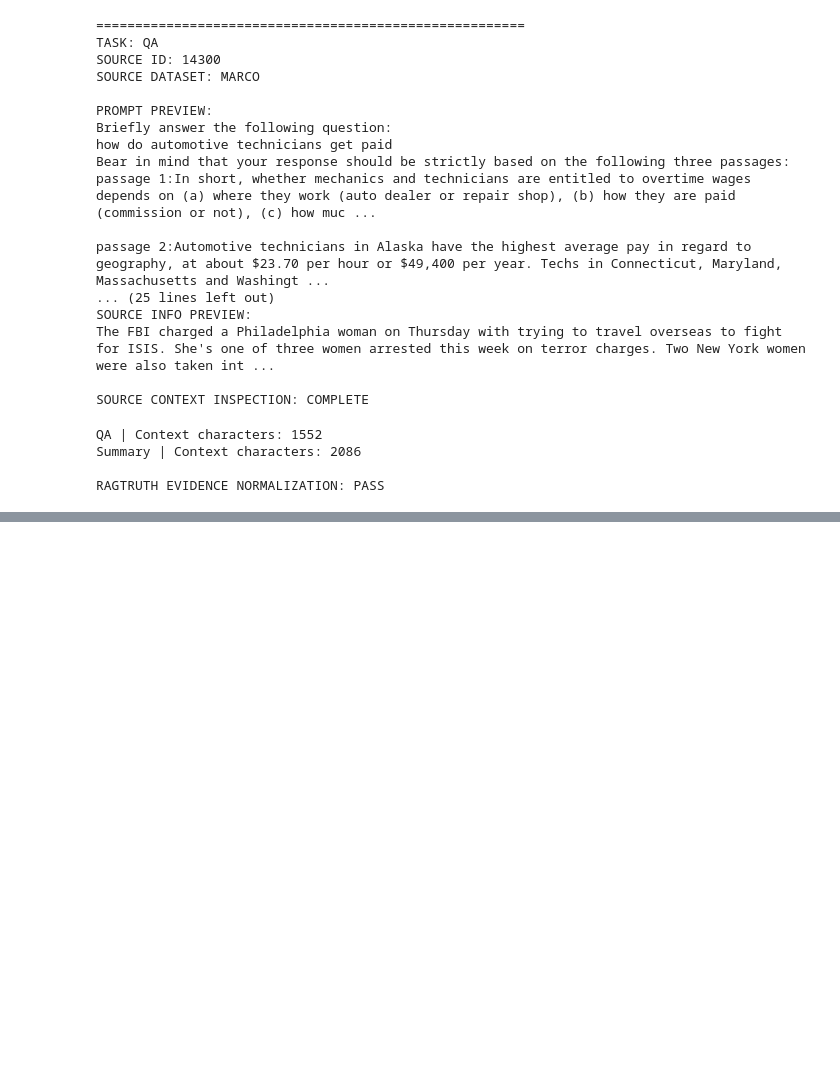
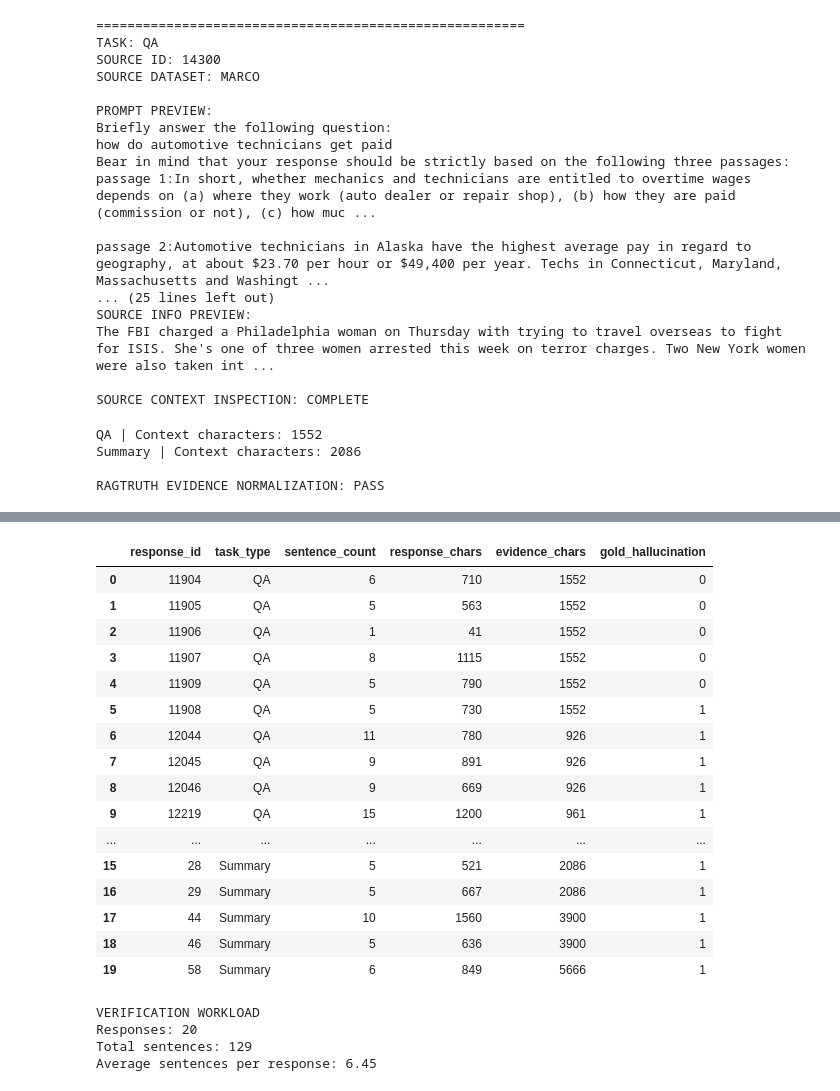
Before and after one commit to ThisumiWijesinghe/Evidence-Verified-RAG-Workflow-, a Jupyter notebook: Main.ipynb, the cells around one changed output, grey strips where cells are left out. Cells and saved outputs as stored; diff of their text form; code cells hidden in the pictures; blank space fills up the shorter version.

Commit message:
Run initial RAGTruth claim verification smoke test  , Save initial RAGTruth verification predictions

```diff
--- a/Main.ipynb
+++ b/Main.ipynb
@@ -12331,0 +12492,49 @@ RAGTRUTH EVIDENCE NORMALIZATION: PASS
+# %%
+# INSPECT VERIFICATION WORKLOAD
+
+
+workload_rows = []
+
+for record in ragtruth_segmented:
+    workload_rows.append({
+        "response_id": record["response_id"],
+        "task_type": record["task_type"],
+        "sentence_count": record["sentence_count"],
+        "response_chars": len(record["generated_response"]),
+        "evidence_chars": len(record["evidence"][0]["content"]),
+        "gold_hallucination": record["gold_has_hallucination"]
+    })
+
+workload_df = pd.DataFrame(workload_rows)
+
+display(workload_df)
+
+print("VERIFICATION WORKLOAD")
+print("Responses:", len(workload_df))
+print("Total sentences:", workload_df["sentence_count"].sum())
+print(
+    "Average sentences per response:",
+    round(workload_df["sentence_count"].mean(), 2)
+)
+# %% [output]
+|  | response_id | task_type | sentence_count | response_chars | evidence_chars | gold_hallucination |
+| 0 | 11904 | QA | 6 | 710 | 1552 | 0 |
+| 1 | 11905 | QA | 5 | 563 | 1552 | 0 |
+| 2 | 11906 | QA | 1 | 41 | 1552 | 0 |
+| 3 | 11907 | QA | 8 | 1115 | 1552 | 0 |
+| 4 | 11909 | QA | 5 | 790 | 1552 | 0 |
+| 5 | 11908 | QA | 5 | 730 | 1552 | 1 |
+| 6 | 12044 | QA | 11 | 780 | 926 | 1 |
+| 7 | 12045 | QA | 9 | 891 | 926 | 1 |
+| 8 | 12046 | QA | 9 | 669 | 926 | 1 |
+| 9 | 12219 | QA | 15 | 1200 | 961 | 1 |
+| ... | ... | ... | ... | ... | ... | ... |
+| 15 | 28 | Summary | 5 | 521 | 2086 | 1 |
+| 16 | 29 | Summary | 5 | 667 | 2086 | 1 |
+| 17 | 44 | Summary | 10 | 1560 | 3900 | 1 |
+| 18 | 46 | Summary | 5 | 636 | 3900 | 1 |
+| 19 | 58 | Summary | 6 | 849 | 5666 | 1 |
+VERIFICATION WORKLOAD
+Responses: 20
+Total sentences: 129
+Average sentences per response: 6.45
```
Also changed, not shown: parts of 4 cells of this notebook.
